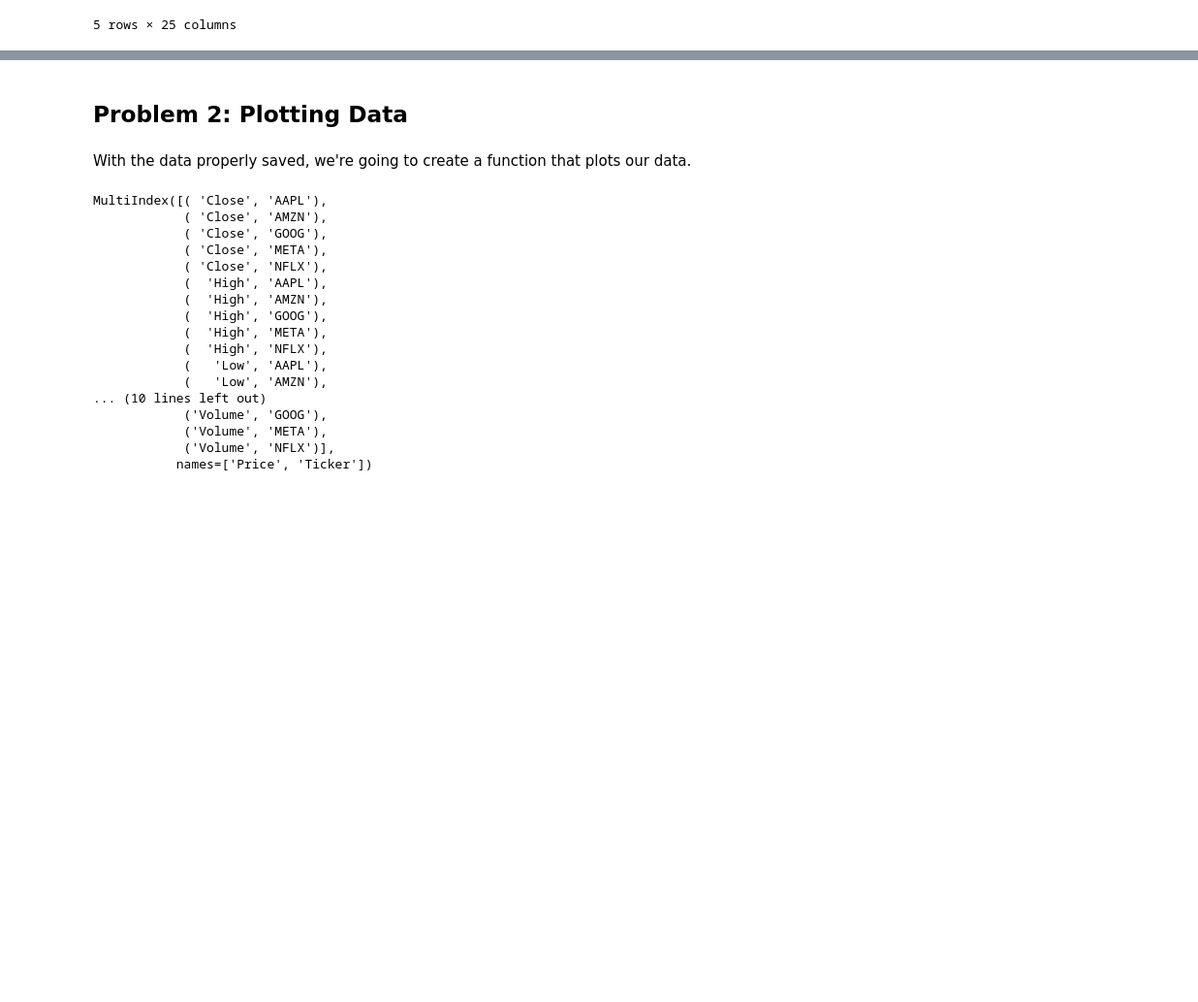
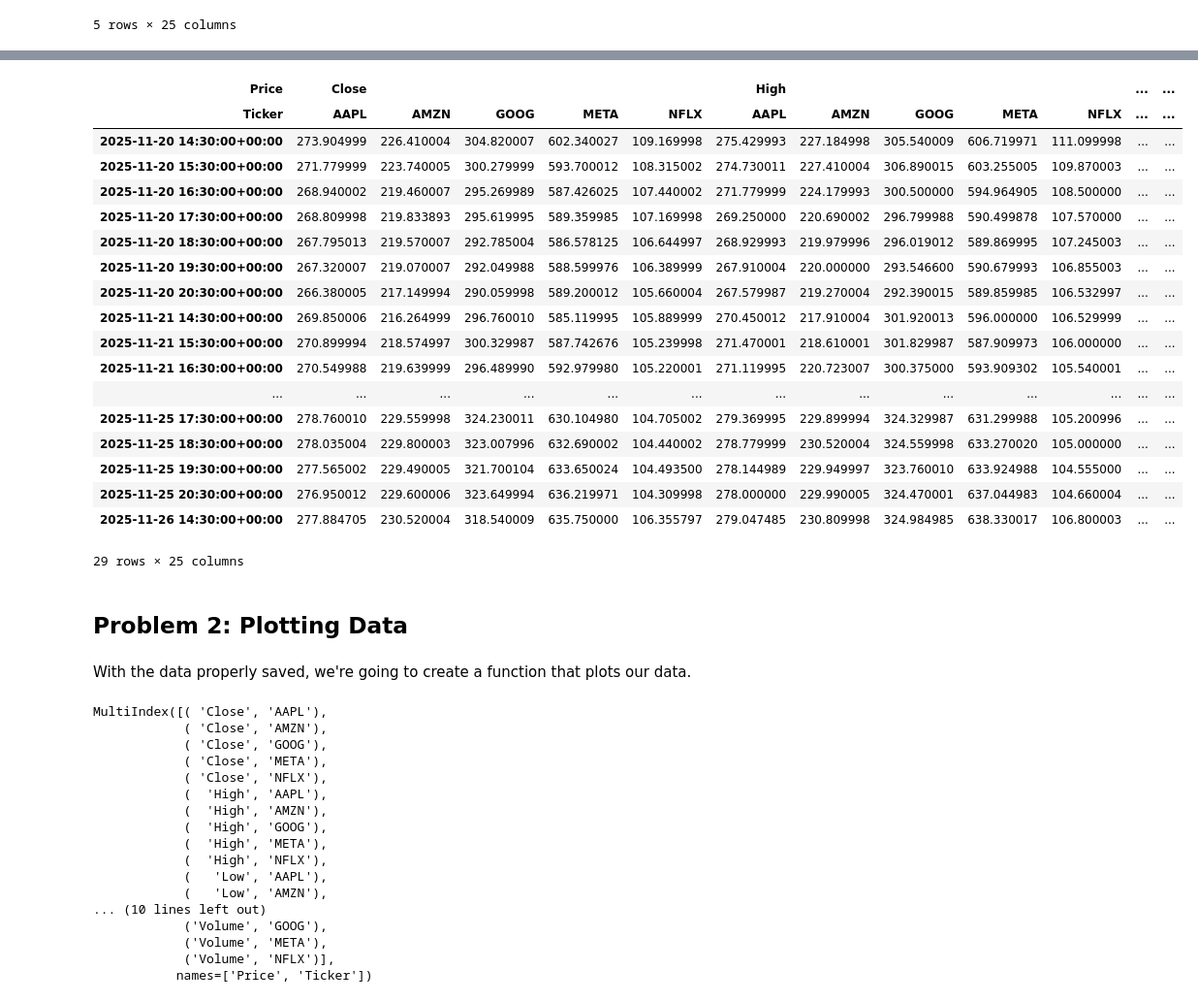
Before and after one commit to LoicBagnoud/Computer_Infrastructure, a Jupyter notebook: problems.ipynb, the cells around one changed output, grey strips where cells are left out. Shown at 97% size. Cells and saved outputs as stored; diff of their text form; code cells hidden in the pictures; blank space fills up the shorter version.

```diff
--- a/problems.ipynb
+++ b/problems.ipynb
@@ -126,3 +150,27 @@ df.head(5)
+# %%
+# We also make sure that we assign the latest csv file to a proper dataframe.
+df = pd.read_csv(f'data/{data_files[0]}', header=[0, 1], skiprows=[2], index_col=0, parse_dates=True)
+df
+# %% [output]
+| Price | Close |  |  |  |  | High |  |  |  |  | ... | ... |
+| Ticker | AAPL | AMZN | GOOG | META | NFLX | AAPL | AMZN | GOOG | META | NFLX | ... | ... |
+| 2025-11-20 14:30:00+00:00 | 273.904999 | 226.410004 | 304.820007 | 602.340027 | 109.169998 | 275.429993 | 227.184998 | 305.540009 | 606.719971 | 111.099998 | ... | ... |
+| 2025-11-20 15:30:00+00:00 | 271.779999 | 223.740005 | 300.279999 | 593.700012 | 108.315002 | 274.730011 | 227.410004 | 306.890015 | 603.255005 | 109.870003 | ... | ... |
+| 2025-11-20 16:30:00+00:00 | 268.940002 | 219.460007 | 295.269989 | 587.426025 | 107.440002 | 271.779999 | 224.179993 | 300.500000 | 594.964905 | 108.500000 | ... | ... |
+| 2025-11-20 17:30:00+00:00 | 268.809998 | 219.833893 | 295.619995 | 589.359985 | 107.169998 | 269.250000 | 220.690002 | 296.799988 | 590.499878 | 107.570000 | ... | ... |
+| 2025-11-20 18:30:00+00:00 | 267.795013 | 219.570007 | 292.785004 | 586.578125 | 106.644997 | 268.929993 | 219.979996 | 296.019012 | 589.869995 | 107.245003 | ... | ... |
+| 2025-11-20 19:30:00+00:00 | 267.320007 | 219.070007 | 292.049988 | 588.599976 | 106.389999 | 267.910004 | 220.000000 | 293.546600 | 590.679993 | 106.855003 | ... | ... |
+| 2025-11-20 20:30:00+00:00 | 266.380005 | 217.149994 | 290.059998 | 589.200012 | 105.660004 | 267.579987 | 219.270004 | 292.390015 | 589.859985 | 106.532997 | ... | ... |
+| 2025-11-21 14:30:00+00:00 | 269.850006 | 216.264999 | 296.760010 | 585.119995 | 105.889999 | 270.450012 | 217.910004 | 301.920013 | 596.000000 | 106.529999 | ... | ... |
+| 2025-11-21 15:30:00+00:00 | 270.899994 | 218.574997 | 300.329987 | 587.742676 | 105.239998 | 271.470001 | 218.610001 | 301.829987 | 587.909973 | 106.000000 | ... | ... |
+| 2025-11-21 16:30:00+00:00 | 270.549988 | 219.639999 | 296.489990 | 592.979980 | 105.220001 | 271.119995 | 220.723007 | 300.375000 | 593.909302 | 105.540001 | ... | ... |
+| ... | ... | ... | ... | ... | ... | ... | ... | ... | ... | ... | ... | ... |
+| 2025-11-25 17:30:00+00:00 | 278.760010 | 229.559998 | 324.230011 | 630.104980 | 104.705002 | 279.369995 | 229.899994 | 324.329987 | 631.299988 | 105.200996 | ... | ... |
+| 2025-11-25 18:30:00+00:00 | 278.035004 | 229.800003 | 323.007996 | 632.690002 | 104.440002 | 278.779999 | 230.520004 | 324.559998 | 633.270020 | 105.000000 | ... | ... |
+| 2025-11-25 19:30:00+00:00 | 277.565002 | 229.490005 | 321.700104 | 633.650024 | 104.493500 | 278.144989 | 229.949997 | 323.760010 | 633.924988 | 104.555000 | ... | ... |
+| 2025-11-25 20:30:00+00:00 | 276.950012 | 229.600006 | 323.649994 | 636.219971 | 104.309998 | 278.000000 | 229.990005 | 324.470001 | 637.044983 | 104.660004 | ... | ... |
+| 2025-11-26 14:30:00+00:00 | 277.884705 | 230.520004 | 318.540009 | 635.750000 | 106.355797 | 279.047485 | 230.809998 | 324.984985 | 638.330017 | 106.800003 | ... | ... |
+29 rows × 25 columns
 # %% [markdown]
 ## Problem 2: Plotting Data
 # %% [markdown]
```
Also changed, not shown: parts of 10 cells of this notebook, 17 other files.
